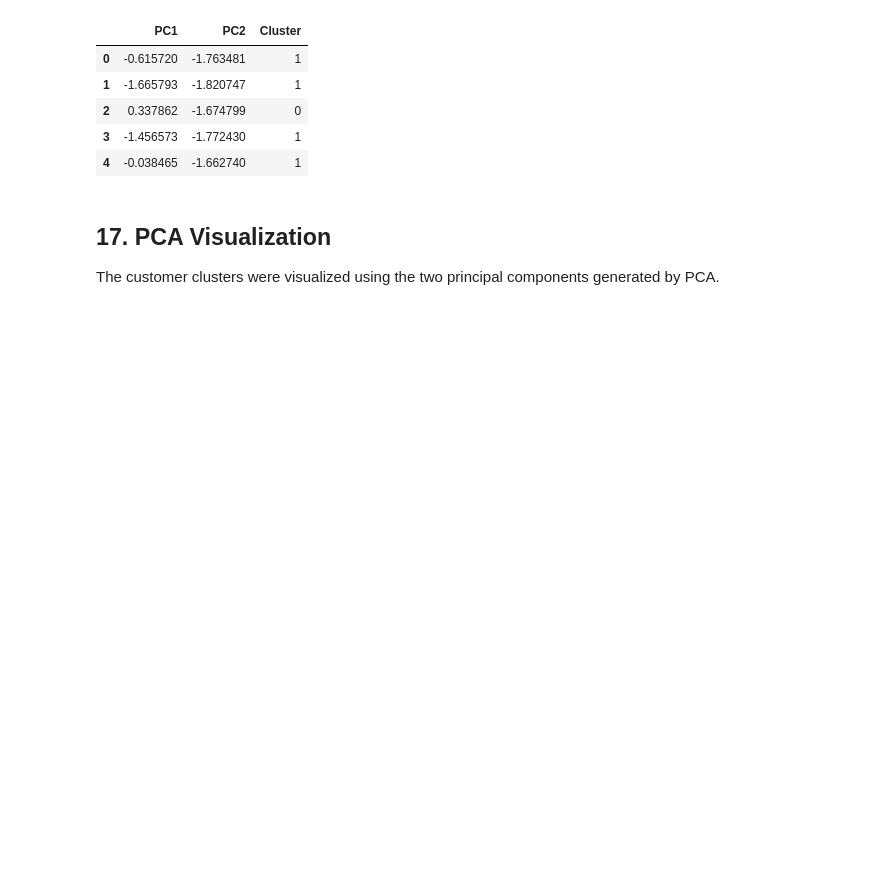
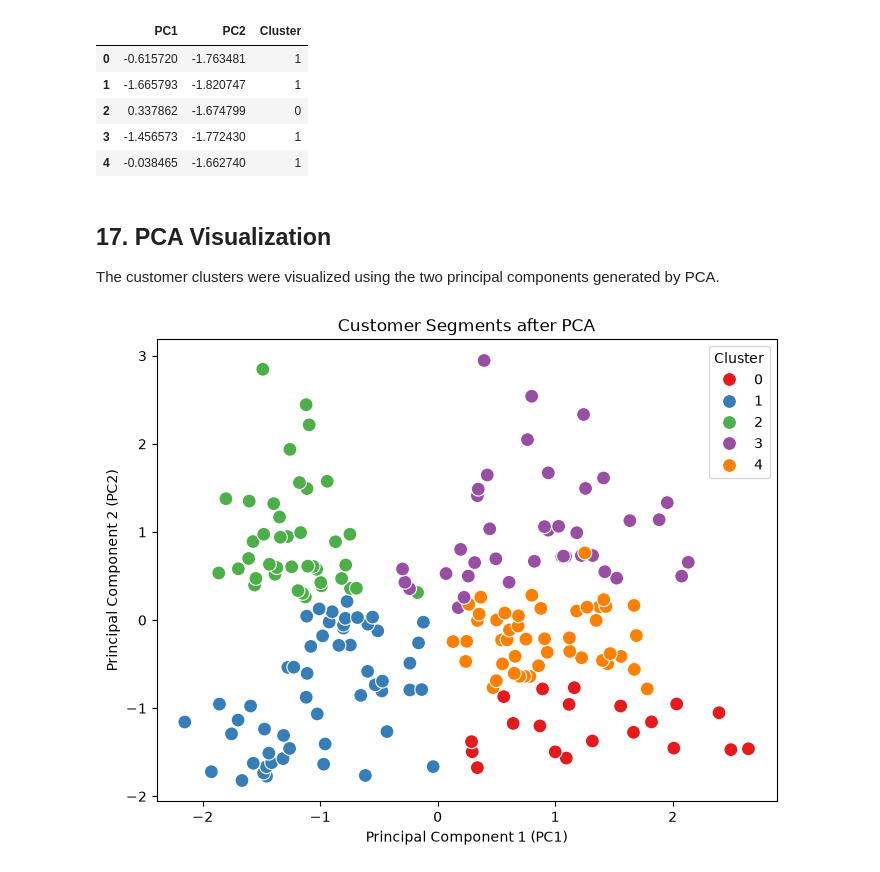
Before and after one commit to heydhwani/Assignment_5, a Jupyter notebook: notebooks/customer_segmentation.ipynb, the cells around one changed output. Drawn from its saved outputs; the diff is of its cells as text; code cells hidden in the pictures; blank space fills up the shorter version.

```diff
--- a/notebooks/customer_segmentation.ipynb
+++ b/notebooks/customer_segmentation.ipynb
@@ -466,3 +466,24 @@ pca_df.head()
 ## 17. PCA Visualization
 
 The customer clusters were visualized using the two principal components generated by PCA.
+# %%
+plt.figure(figsize=(8,6))
+
+sns.scatterplot(
+    data=pca_df,
+    x="PC1",
+    y="PC2",
+    hue="Cluster",
+    palette="Set1",
+    s=100
+)
+
+plt.title("Customer Segments after PCA")
+plt.xlabel("Principal Component 1 (PC1)")
+plt.ylabel("Principal Component 2 (PC2)")
+
+plt.legend(title="Cluster")
+
+plt.show()
+# %% [output]
+[figure, added]
```
Also changed, not shown: parts of 9 cells of this notebook.
